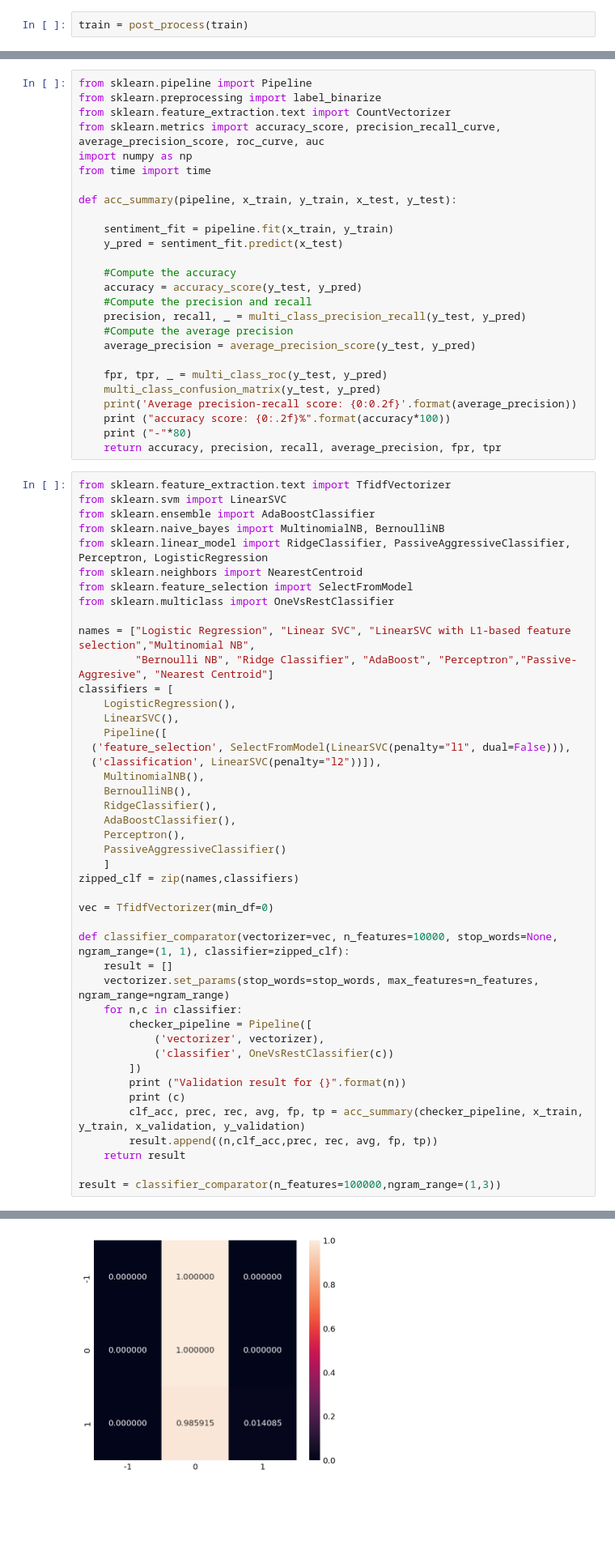
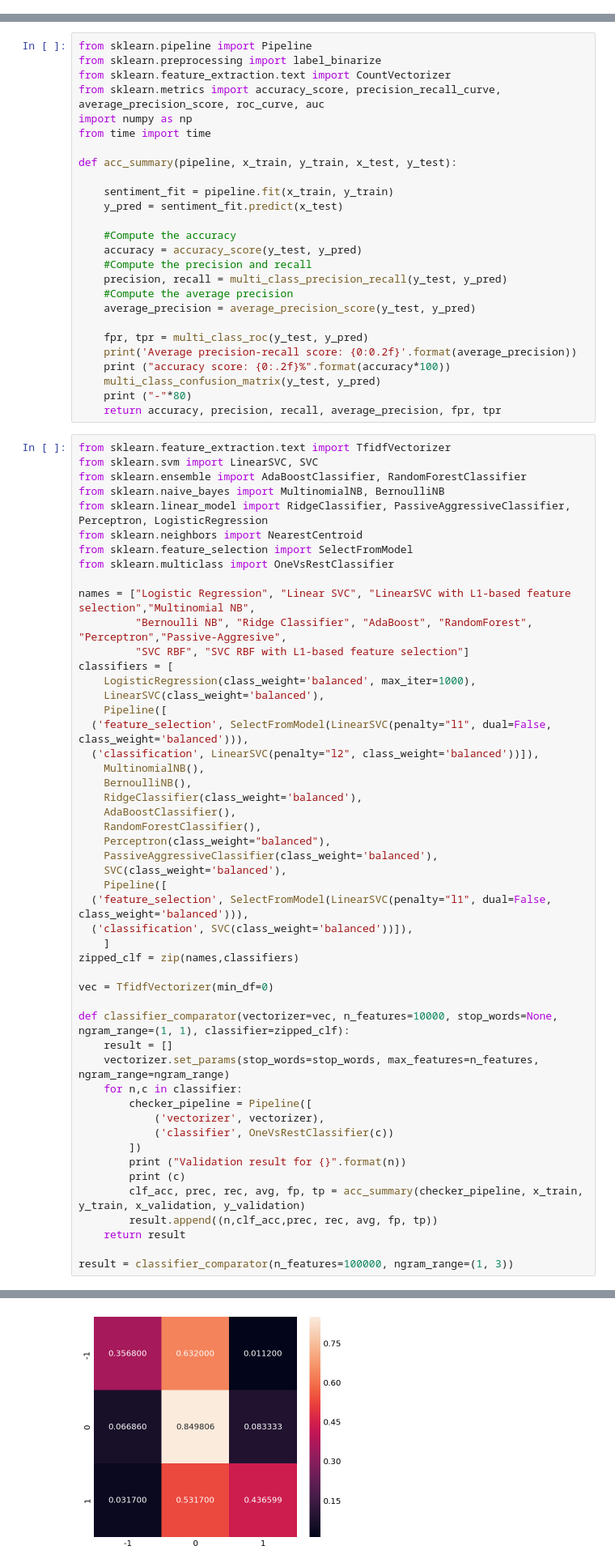
Before and after one commit to jwiszowata/sentiment, a Jupyter notebook: Sentiment Analysis.ipynb, the cells around one changed output, grey strips where cells are left out. Shown at 81% size. Drawn from its saved outputs; the diff is of its cells as text; blank space fills up the shorter version.

Commit message:
Tuned models

```diff
--- a/Sentiment Analysis.ipynb
+++ b/Sentiment Analysis.ipynb
@@ -92,2 +59,0 @@ def post_process(data, n=1000000):
-# %%
-train = post_process(train)
@@ -288,20 +211,20 @@ def acc_summary(pipeline, x_train, y_train, x_test, y_test):
     #Compute the accuracy
     accuracy = accuracy_score(y_test, y_pred)
     #Compute the precision and recall
-    precision, recall, _ = multi_class_precision_recall(y_test, y_pred)
+    precision, recall = multi_class_precision_recall(y_test, y_pred)
     #Compute the average precision
     average_precision = average_precision_score(y_test, y_pred)
 
-    fpr, tpr, _ = multi_class_roc(y_test, y_pred)
-    multi_class_confusion_matrix(y_test, y_pred)
+    fpr, tpr = multi_class_roc(y_test, y_pred)
     print('Average precision-recall score: {0:0.2f}'.format(average_precision))
     print ("accuracy score: {0:.2f}%".format(accuracy*100))
+    multi_class_confusion_matrix(y_test, y_pred)
     print ("-"*80)
     return accuracy, precision, recall, average_precision, fpr, tpr
 # %%
 from sklearn.feature_extraction.text import TfidfVectorizer
-from sklearn.svm import LinearSVC
-from sklearn.ensemble import AdaBoostClassifier
+from sklearn.svm import LinearSVC, SVC
+from sklearn.ensemble import AdaBoostClassifier, RandomForestClassifier
 from sklearn.naive_bayes import MultinomialNB, BernoulliNB
 from sklearn.linear_model import RidgeClassifier, PassiveAggressiveClassifier, Perceptron, LogisticRegression
 from sklearn.neighbors import NearestCentroid
@@ -309,19 +232,25 @@ from sklearn.feature_selection import SelectFromModel
 from sklearn.multiclass import OneVsRestClassifier
 
 names = ["Logistic Regression", "Linear SVC", "LinearSVC with L1-based feature selection","Multinomial NB",
-         "Bernoulli NB", "Ridge Classifier", "AdaBoost", "Perceptron","Passive-Aggresive", "Nearest Centroid"]
+         "Bernoulli NB", "Ridge Classifier", "AdaBoost", "RandomForest", "Perceptron","Passive-Aggresive",
+         "SVC RBF", "SVC RBF with L1-based feature selection"]
 classifiers = [
-    LogisticRegression(),
-    LinearSVC(),
+    LogisticRegression(class_weight='balanced', max_iter=1000),
+    LinearSVC(class_weight='balanced'),
     Pipeline([
-  ('feature_selection', SelectFromModel(LinearSVC(penalty="l1", dual=False))),
-  ('classification', LinearSVC(penalty="l2"))]),
+  ('feature_selection', SelectFromModel(LinearSVC(penalty="l1", dual=False, class_weight='balanced'))),
+  ('classification', LinearSVC(penalty="l2", class_weight='balanced'))]),
     MultinomialNB(),
     BernoulliNB(),
-    RidgeClassifier(),
+    RidgeClassifier(class_weight='balanced'),
     AdaBoostClassifier(),
-    Perceptron(),
-    PassiveAggressiveClassifier()
+    RandomForestClassifier(),
+    Perceptron(class_weight="balanced"),
+    PassiveAggressiveClassifier(class_weight='balanced'),
+    SVC(class_weight='balanced'),
+    Pipeline([
+  ('feature_selection', SelectFromModel(LinearSVC(penalty="l1", dual=False, class_weight='balanced'))),
+  ('classification', SVC(class_weight='balanced'))]),
     ]
 zipped_clf = zip(names,classifiers)
 
@@ -341,6 +270,6 @@ def classifier_comparator(vectorizer=vec, n_features=10000, stop_words=None, ngr
         result.append((n,clf_acc,prec, rec, avg, fp, tp))
     return result
 
-result = classifier_comparator(n_features=100000,ngram_range=(1,3))
+result = classifier_comparator(n_features=100000, ngram_range=(1, 3))
 # %% [output]
 Validation result for Logistic Regression
@@ -352 +283 @@ LogisticRegression(C=1.0, class_weight=None, dual=False, fit_intercept=True,
-[figure, old version]
+[figure, new version]
```
Also changed, not shown: parts of 41 cells of this notebook, 3 other files.
